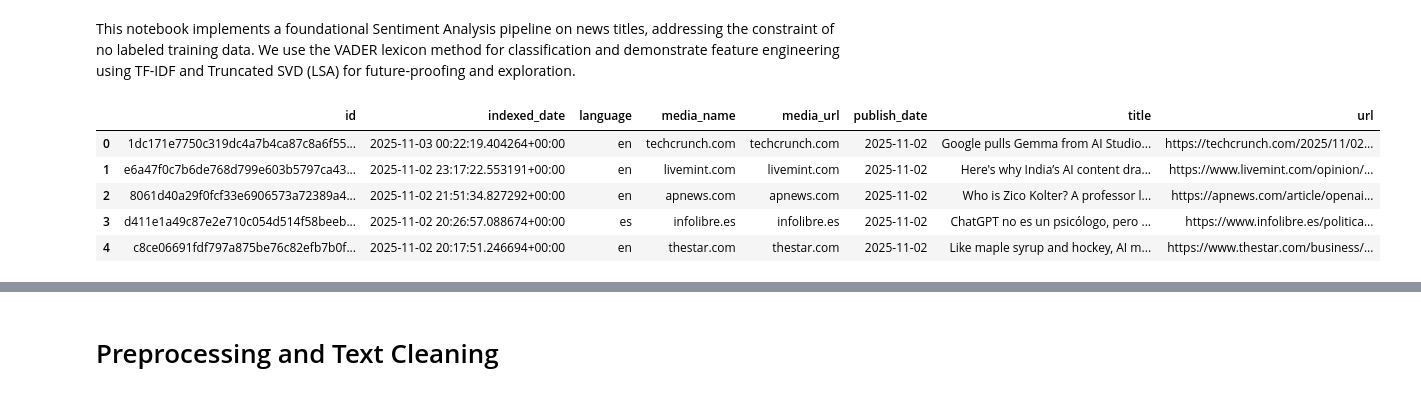
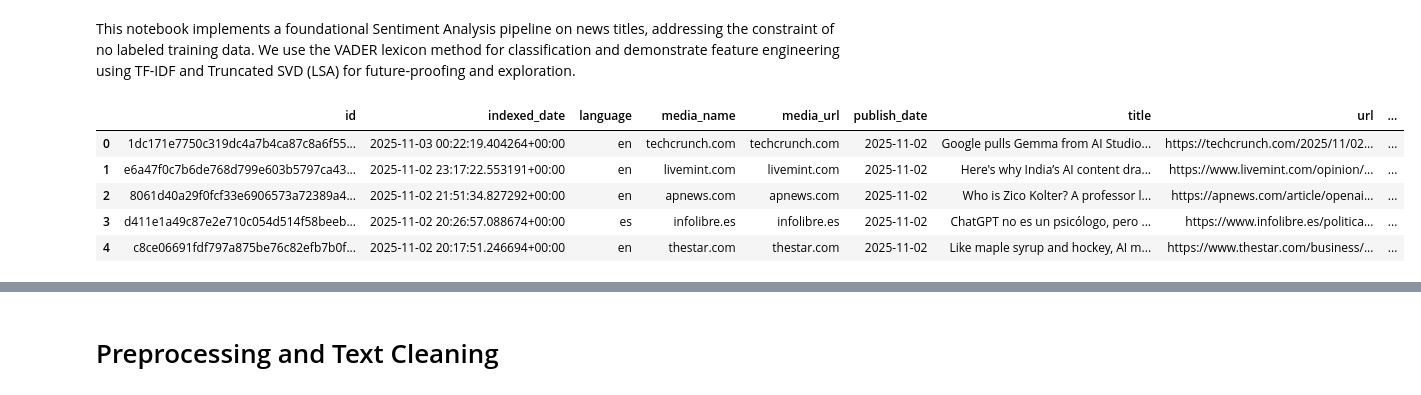
Before and after one commit to amirzon10/AI-Regulation-Discourse-in-News-A-Longitudinal-Study-Post-ChatGPT-2020-2025-, a Jupyter notebook: NER_and_sentiment_analysis/sentiment_analysis.ipynb, the cells around one changed output, grey strips where cells are left out. Saved outputs shown, nothing was run; the diff lists cells and outputs as text; code cells hidden in the pictures.

```diff
--- a/NER_and_sentiment_analysis/sentiment_analysis.ipynb
+++ b/NER_and_sentiment_analysis/sentiment_analysis.ipynb
@@ -20,12 +20,12 @@ import seaborn as sns
 # %%
 
 # --- Sample Newspaper Titles Data ---
-media_cloud = pd.read_csv("data/mediacloud-2020-2025-dataset.csv")
+media_cloud = pd.read_csv("../data/mediacloud-PO-translation.csv")
 media_cloud.head()
 # %% [output]
-|  | id | indexed_date | language | media_name | media_url | publish_date | title | url |
-| 0 | 1dc171e7750c319dc4a7b4ca87c8a6f55... | 2025-11-03 00:22:19.404264+00:00 | en | techcrunch.com | techcrunch.com | 2025-11-02 | Google pulls Gemma from AI Studio... | https://techcrunch.com/2025/11/02... |
-| 1 | e6a47f0c7b6de768d799e603b5797ca43... | 2025-11-02 23:17:22.553191+00:00 | en | livemint.com | livemint.com | 2025-11-02 | Here's why India’s AI content dra... | https://www.livemint.com/opinion/... |
-| 2 | 8061d40a29f0fcf33e6906573a72389a4... | 2025-11-02 21:51:34.827292+00:00 | en | apnews.com | apnews.com | 2025-11-02 | Who is Zico Kolter? A professor l... | https://apnews.com/article/openai... |
-| 3 | d411e1a49c87e2e710c054d514f58beeb... | 2025-11-02 20:26:57.088674+00:00 | es | infolibre.es | infolibre.es | 2025-11-02 | ChatGPT no es un psicólogo, pero ... | https://www.infolibre.es/politica... |
-| 4 | c8ce06691fdf797a875be76c82efb7b0f... | 2025-11-02 20:17:51.246694+00:00 | en | thestar.com | thestar.com | 2025-11-02 | Like maple syrup and hockey, AI m... | https://www.thestar.com/business/... |
+|  | id | indexed_date | language | media_name | media_url | publish_date | title | url | ... |
+| 0 | 1dc171e7750c319dc4a7b4ca87c8a6f55... | 2025-11-03 00:22:19.404264+00:00 | en | techcrunch.com | techcrunch.com | 2025-11-02 | Google pulls Gemma from AI Studio... | https://techcrunch.com/2025/11/02... | ... |
+| 1 | e6a47f0c7b6de768d799e603b5797ca43... | 2025-11-02 23:17:22.553191+00:00 | en | livemint.com | livemint.com | 2025-11-02 | Here's why India’s AI content dra... | https://www.livemint.com/opinion/... | ... |
+| 2 | 8061d40a29f0fcf33e6906573a72389a4... | 2025-11-02 21:51:34.827292+00:00 | en | apnews.com | apnews.com | 2025-11-02 | Who is Zico Kolter? A professor l... | https://apnews.com/article/openai... | ... |
+| 3 | d411e1a49c87e2e710c054d514f58beeb... | 2025-11-02 20:26:57.088674+00:00 | es | infolibre.es | infolibre.es | 2025-11-02 | ChatGPT no es un psicólogo, pero ... | https://www.infolibre.es/politica... | ... |
+| 4 | c8ce06691fdf797a875be76c82efb7b0f... | 2025-11-02 20:17:51.246694+00:00 | en | thestar.com | thestar.com | 2025-11-02 | Like maple syrup and hockey, AI m... | https://www.thestar.com/business/... | ... |
```
Also changed, not shown: parts of 12 cells of this notebook.
